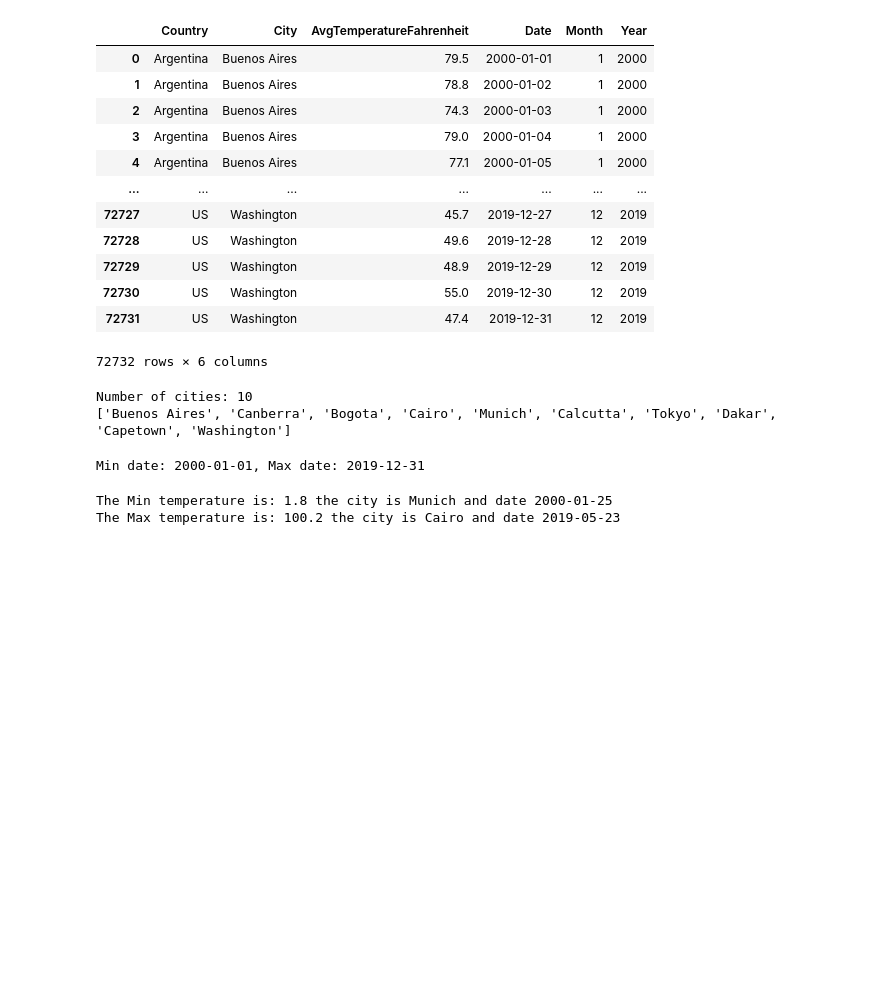
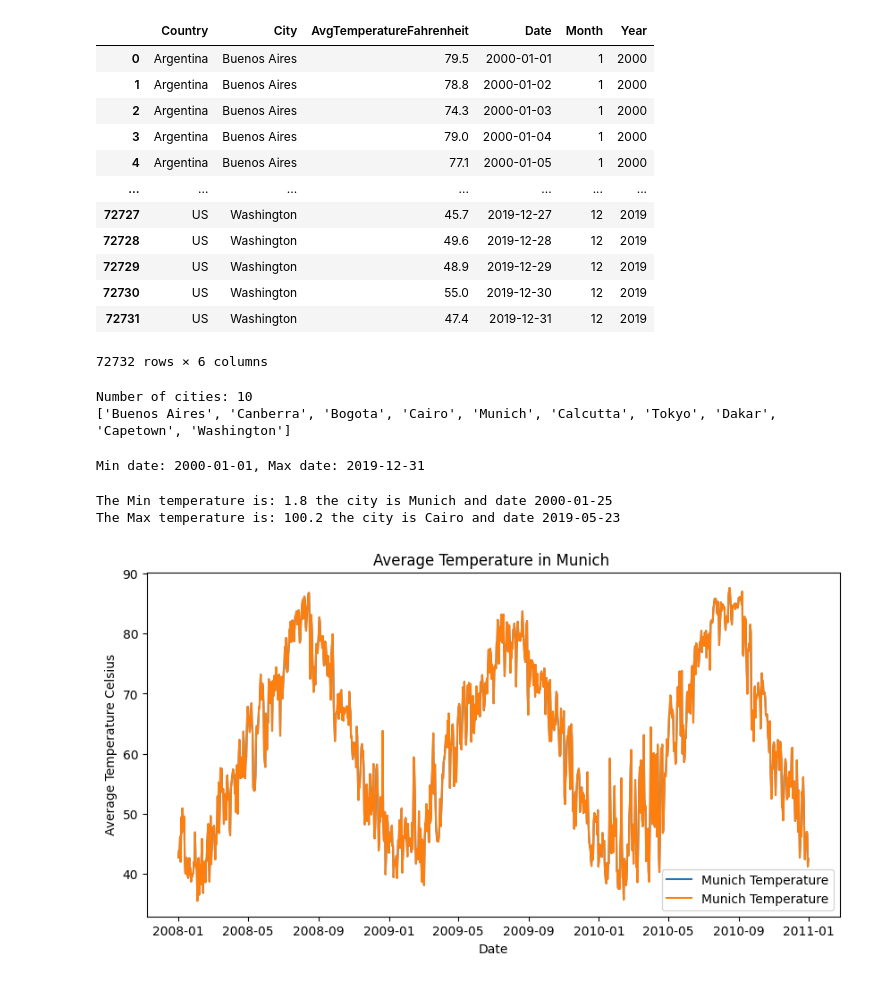
Before and after one commit to canacorals-debug/eae_ipld_project, a Jupyter notebook: development/03_temperatures_dashboard.ipynb, the cells around one changed output. Drawn from its saved outputs; the diff is of its cells as text; code cells hidden in the pictures; blank space fills up the shorter version.

Commit message:
Indexing issues withitn the for loops. Making sure the functions are inside the loop. Still having issues showing the graphs on the app.

```diff
--- a/development/03_temperatures_dashboard.ipynb
+++ b/development/03_temperatures_dashboard.ipynb
@@ -118,37 +118,40 @@ The Max temperature is: 100.2 the city is Cairo and date 2019-05-23
 #   - Make sure that all plots include a title, axis labels and a legend.
 
 city = "Munich"
 start_date = pd.to_datetime("2008-01-01").date()
 end_date = pd.to_datetime("2010-12-31").date()
 
-city_df = temps_df[temps_df["City"] == city]      # TODO: get a dataframe with the rows of the selected city
+for city in selected_cities:
+    city_df = temps_df[temps_df["City"] == city]
 
-city_df_period = city_df[city_df
-    (city_df["Date"] >= start_date)
+city_df_period = city_df[
+    (city_df["Date"] >= start_date) &
     (city_df["Date"] <= end_date)
     ]   # TODO: get a dataframe with the rows of the selected city and the selected period of time using the Date column and any of the <, >, <=, >= operators to compare with start_date and end_date
 
 plt.figure(figsize=(10, 5))
 
 plt.plot(
     city_df_period["Date"],
     city_df_period["AvgTemperatureCelsius"],
     label="Munich Temperature"
 )
 # TODO: Uncomment and complete the following lines to plot the line plot using the city_df_period AvgTemperatureCelsius column as the y axis and the Date column as the x axis
 
 plt.plot(
     city_df_period["Date"],
     city_df_period["AvgTemperatureCelsius"],
     label="Munich Temperature"
 )
 
-plt.title("Average Temperature in Munich (2008-2010)")
+plt.title("Average Temperature in Munich ")
 plt.xlabel("Date")
 plt.ylabel("Average Temperature Celsius")
 plt.legend()
 
 plt.show()
+# %% [output]
+[figure, added]
 # %%
 # TODO: Build the histogram plot using the city_df_period AvgTemperatureCelsius column as the data to plot
 
```
Also changed, not shown: parts of 3 cells of this notebook, 1 other file.
